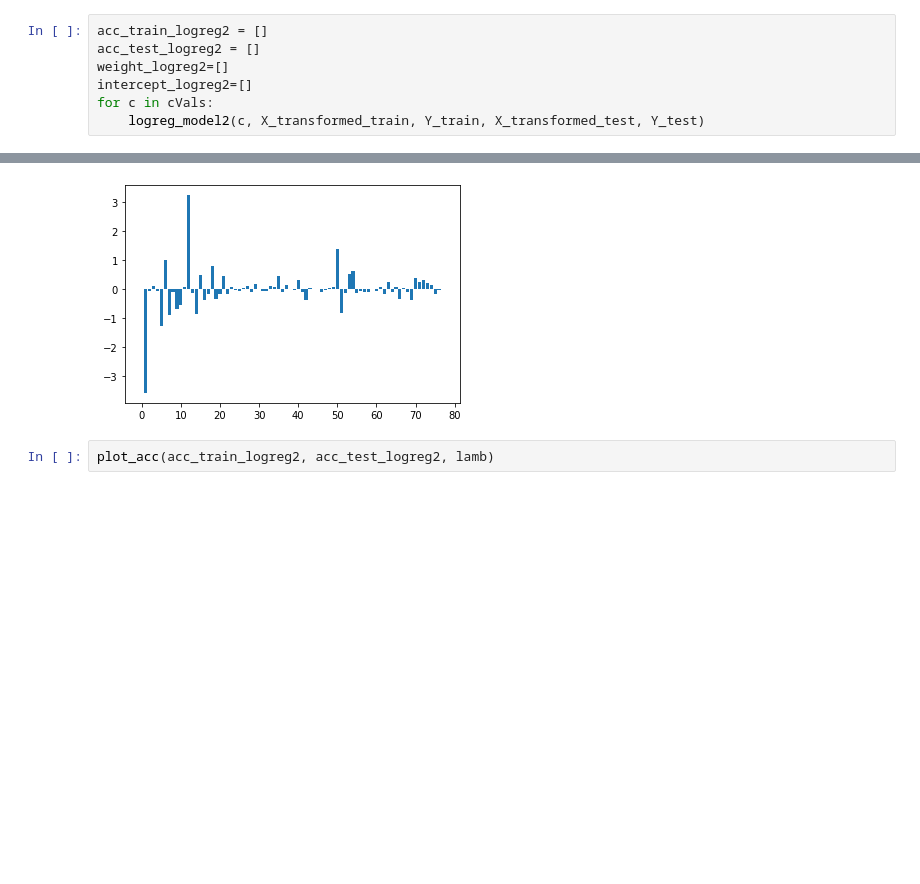
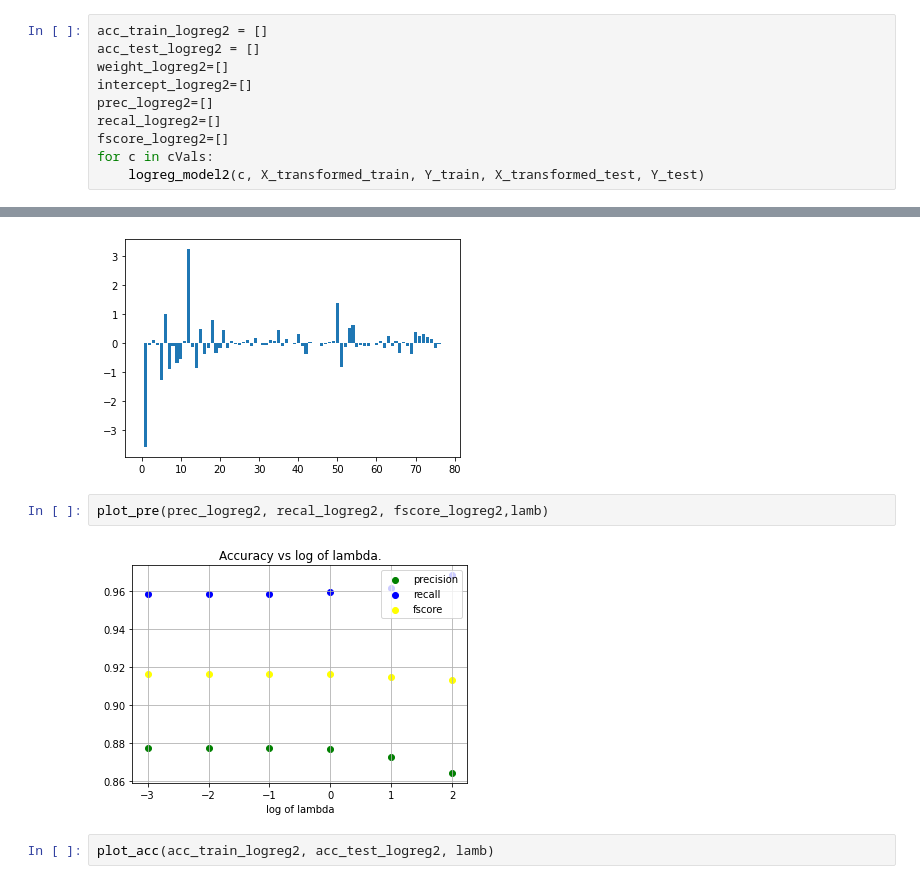
Before and after one commit to LujieZ/cs4563-machine-learning, a Jupyter notebook: logistic.ipynb, the cells around one changed output, grey strips where cells are left out. Cells and saved outputs as stored; diff of their text form; blank space fills up the shorter version.

```diff
--- a/logistic.ipynb
+++ b/logistic.ipynb
@@ -128,6 +172,9 @@ acc_train_logreg2 = []
 acc_test_logreg2 = []
 weight_logreg2=[]
 intercept_logreg2=[]
+prec_logreg2=[]
+recal_logreg2=[]
+fscore_logreg2=[]
 for c in cVals:
     logreg_model2(c, X_transformed_train, Y_train, X_transformed_test, Y_test)
 # %%
@@ -135,6 +182,10 @@ plot_weight(acc_test_logreg2, weight_logreg2)
 # %% [output]
 0.8621944877795111 0.001
 [figure]
+# %%
+plot_pre(prec_logreg2, recal_logreg2, fscore_logreg2,lamb)
+# %% [output]
+[figure, added]
 # %%
 plot_acc(acc_train_logreg2, acc_test_logreg2, lamb)
 # %% [output]
```
Also changed, not shown: parts of 10 cells of this notebook, 3 other files.
